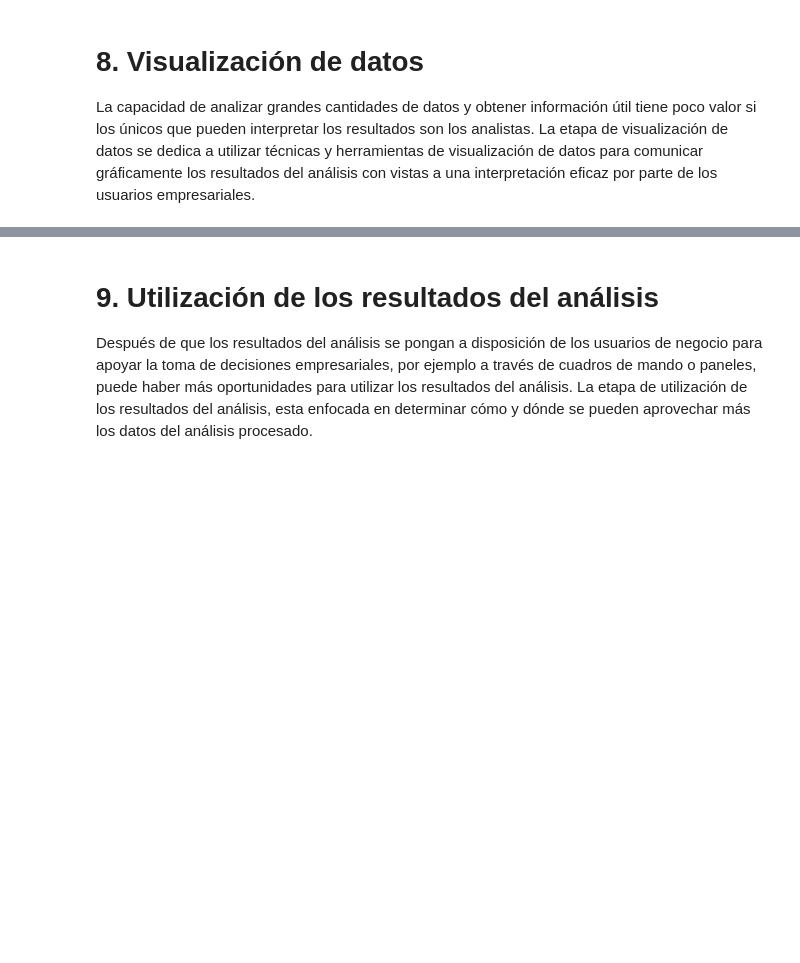
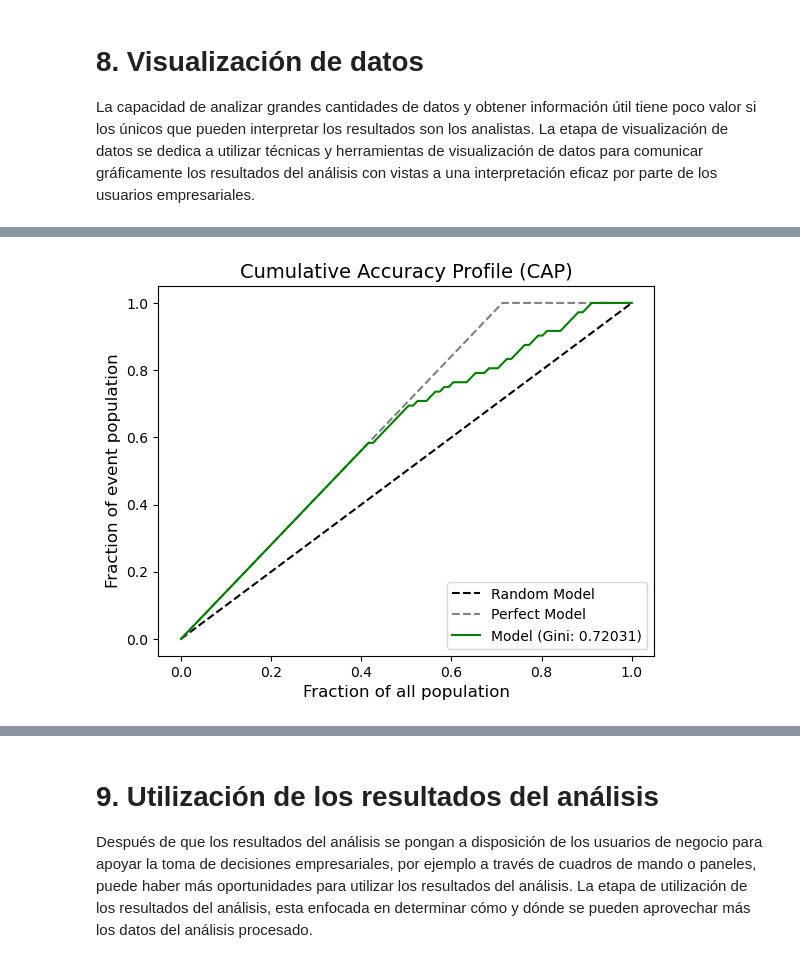
Before and after one commit to Henryxg/maestria2, a Jupyter notebook: TareaCS.ipynb, the cells around one changed output, grey strips where cells are left out. Cells and saved outputs as stored; diff of their text form; code cells hidden in the pictures; blank space fills up the shorter version.

```diff
--- a/TareaCS.ipynb
+++ b/TareaCS.ipynb
@@ -222,0 +319,4 @@ La etapa de visualización de datos se dedica a utilizar técnicas y herramienta
+# %%
+optbin.scorecard.plot_cap(y_test, y_prob_test)
+# %% [output]
+[figure, added]
```
Also changed, not shown: parts of 42 cells of this notebook, 4 other files.
